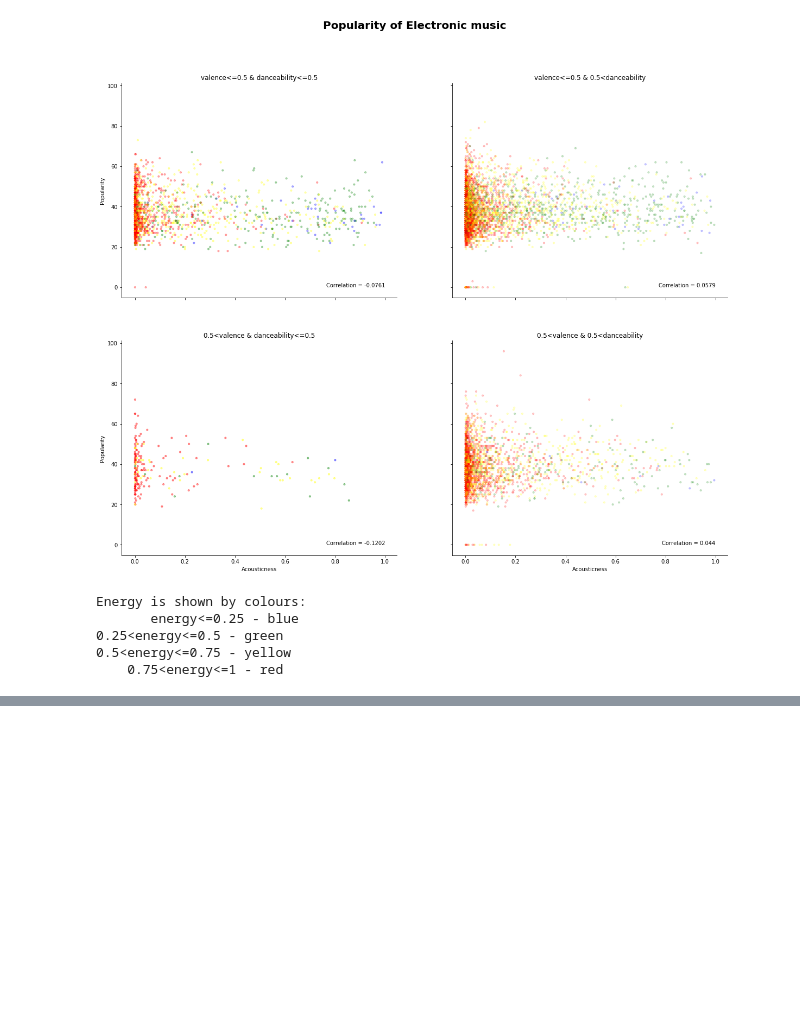
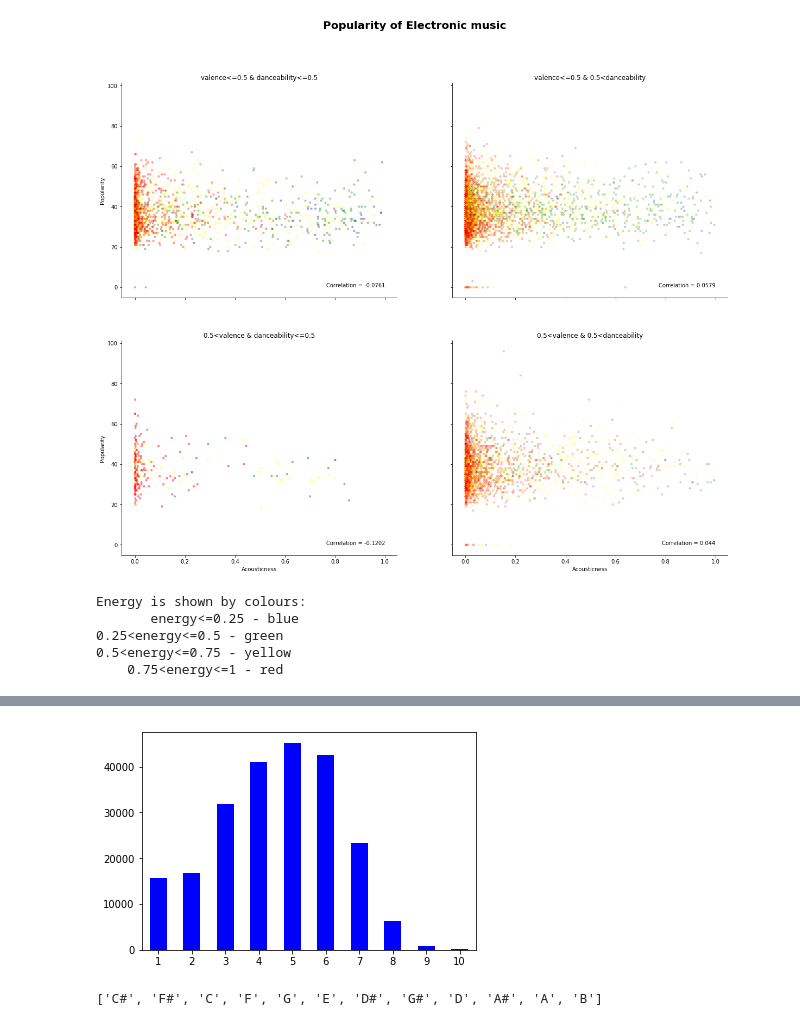
Before and after one commit to hyseo22/spotify_data_analysis, a Jupyter notebook: Spotify data analysis.ipynb, the cells around one changed output, grey strips where cells are left out. Drawn from its saved outputs; the diff is of its cells as text; code cells hidden in the pictures; blank space fills up the shorter version.

```diff
--- a/Spotify data analysis.ipynb
+++ b/Spotify data analysis.ipynb
@@ -663,0 +790,4 @@ Energy is shown by colours:
+# %%
+df = df[df.genre!='Children’s Music']
+# %%
+df= df.drop(["duration_ms"],axis=1)
@@ -663,0 +819,11 @@ Energy is shown by colours:
+# %%
+df.loc[df.popularity <=10 ,'popularity_index'] = '1'
+df.loc[(10<df.popularity) & (df.danceability<=20),'popularity_index'] = '2'
+df.loc[(20<df.popularity)&(df.danceability<=30),'popularity_index']='3'
+df.loc[(30<df.popularity)&(df.popularity<=40),'popularity_index']='4'
+df.loc[(40<df.popularity)&(df.popularity<=50),'popularity_index']='5'
+df.loc[(50<df.popularity)&(df.popularity<=60),'popularity_index']='6'
+df.loc[(60<df.popularity)&(df.popularity<=70),'popularity_index']='7'
+df.loc[(70<df.popularity)&(df.popularity<=80),'popularity_index']='8'
+df.loc[(80<df.popularity)&(df.popularity<=90),'popularity_index']='9'
+df.loc[(90<df.popularity)&(df.popularity<=100),'popularity_index']='10'
@@ -663,0 +895,2 @@ Energy is shown by colours:
+# %%
+df["popularity_index"] = df.popularity_index.astype(int)
@@ -663,0 +922,9 @@ Energy is shown by colours:
+# %%
+fig, ax = plt.subplots()
+# ax.spines["right"].set_visible(False)
+# ax.spines["top"].set_visible(False)
+df["popularity_index"].value_counts(sort=False).plot(kind='bar', ax=ax, color='b')
+plt.xticks(rotation="horizontal")
+plt.show()
+# %% [output]
+[figure, added]
@@ -663,0 +940,4 @@ Energy is shown by colours:
+# %%
+list(df['key'].unique())
+# %% [output]
+['C#', 'F#', 'C', 'F', 'G', 'E', 'D#', 'G#', 'D', 'A#', 'A', 'B']
```
Also changed, not shown: parts of 46 cells of this notebook.
